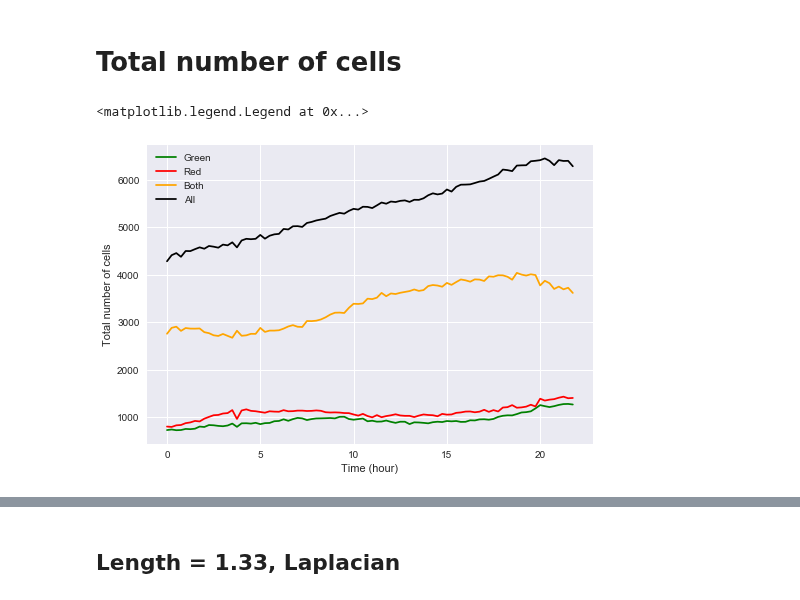
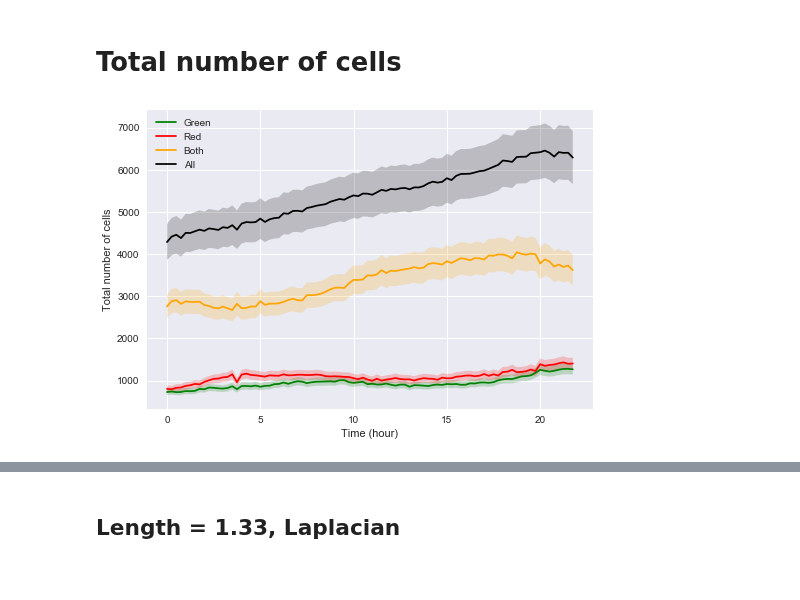
Before and after one commit to tessadgreen/cellfate, a Jupyter notebook: Inference.ipynb, the cells around one changed output, grey strips where cells are left out. Drawn from its saved outputs; the diff is of its cells as text; code cells hidden in the pictures.

```diff
--- a/Inference.ipynb
+++ b/Inference.ipynb
@@ -173,0 +450,10 @@ testobject = io.read('expt128_1-88SoxNuclei.csv', 'Sox2', 'Oct4', 10)
+# %%
+# Find MAP values
+# Initial guess
+x0 = np.array([0.1, 0.1, 0.1])
+
+res = op.leastsq(model.residual, x0, args=(bin_6x6, -0.15, 0.1, False))
+res[0]
+
+#res = op.least_squares(model.residual, x0, args=(bin_2x2, -0.15, 0.1, False), bounds=(0,np.inf), method='trf')
+#res.x
@@ -173,0 +481,10 @@ testobject = io.read('expt128_1-88SoxNuclei.csv', 'Sox2', 'Oct4', 10)
+# %%
+# Find MAP values
+# Initial guess
+x0 = np.array([0.1, 0.1, 0.1])
+
+res = op.leastsq(model.residual, x0, args=(bin_8x8, -0.15, 0.1, False))
+res[0]
+
+#res = op.least_squares(residual, x0, args=(testobject, -0.15, 0.1), bounds=(0,np.inf), method='trf')
+#res.x
@@ -334,21 +571,35 @@ for i in range(plotNum):
 # %% [markdown]
 # Total number of cells
 # %%
+testobject=io.read('expt128_1-88SoxNuclei.csv', 'Sox2', 'Oct4', 1)
+
 stepNum = int(testobject.tot_time)
 M = np.zeros((4, stepNum))
 for i in range(stepNum):
     M[0,i]=np.sum(testobject.pd2np()[0, :, :, i])
     M[1,i]=np.sum(testobject.pd2np()[1, :, :, i])
     M[2,i]=np.sum(testobject.pd2np()[2, :, :, i])
     M[3,i]=np.sum(testobject.pd2np()[:, :, :, i])
 
-plt.plot(np.arange(stepNum)*.25, M[0], 'g', label='Green')
-plt.plot(np.arange(stepNum)*.25, M[1], 'r', label='Red')
-plt.plot(np.arange(stepNum)*.25, M[2], 'orange', label='Both')
-plt.plot(np.arange(stepNum)*.25, M[3], 'k', label='All')
+t = np.arange(stepNum)*.25
+err = M*0.1
+lower = M - err
+upper = M + err
+
+plt.plot(t, M[0], 'g', label='Green')
+plt.fill_between(t, lower[0], upper[0], alpha=0.2, facecolor='g')
+
+plt.plot(t, M[1], 'r', label='Red')
+plt.fill_between(t, lower[1], upper[1], alpha=0.2, facecolor='r')
+
+plt.plot(t, M[2], 'orange', label='Both')
+plt.fill_between(t, lower[2], upper[2], alpha=0.2, facecolor='orange')
+
+plt.plot(t, M[3], 'k', label='All')
+plt.fill_between(t, lower[3], upper[3], alpha=0.2, facecolor='k')
+
 plt.xlabel('Time (hour)')
 plt.ylabel('Total number of cells')
-plt.legend()
+plt.legend();
 # %% [output]
-<matplotlib.legend.Legend at 0x...>
-[figure, old version]
+[figure, new version]
```
Also changed, not shown: parts of 77 cells of this notebook, 6 other files.
